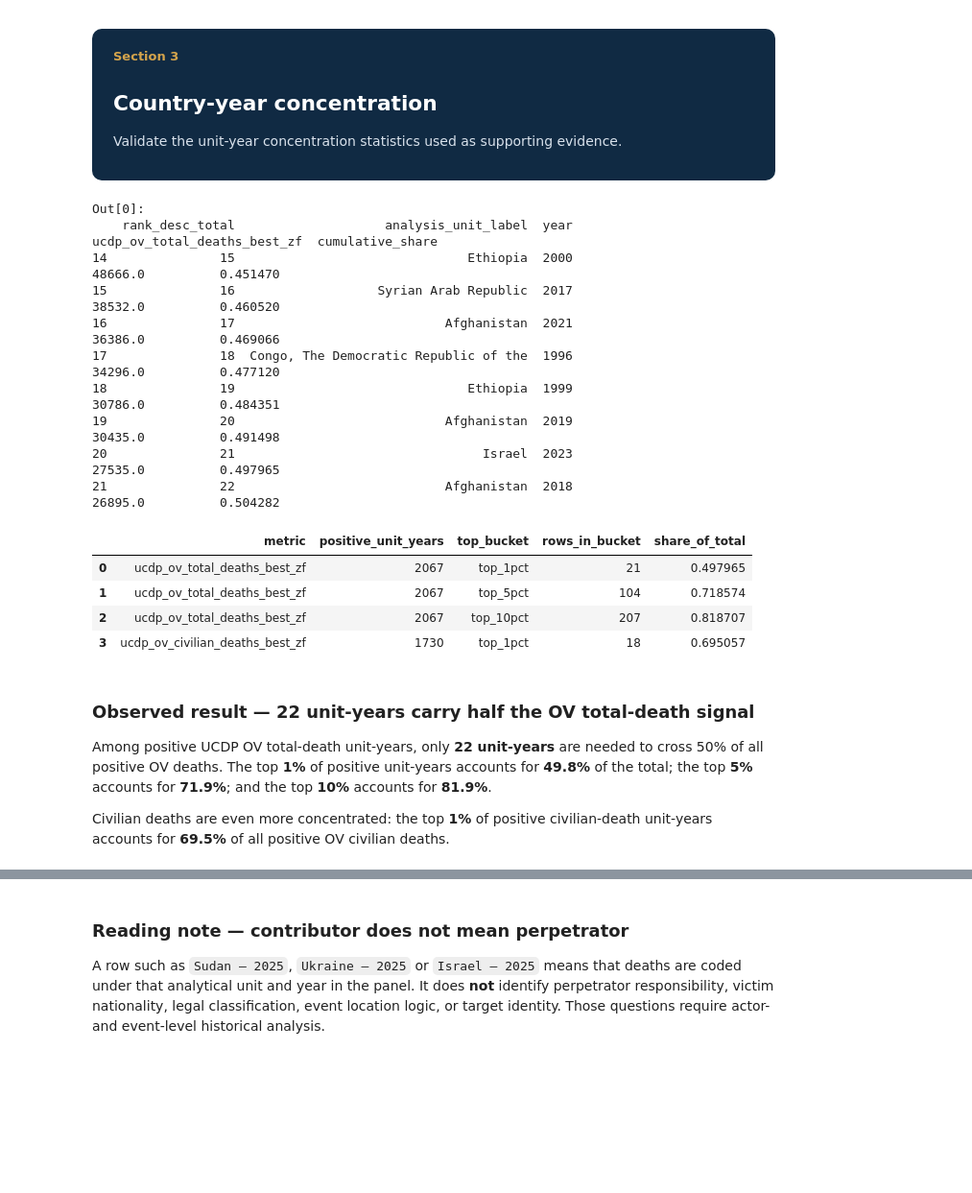
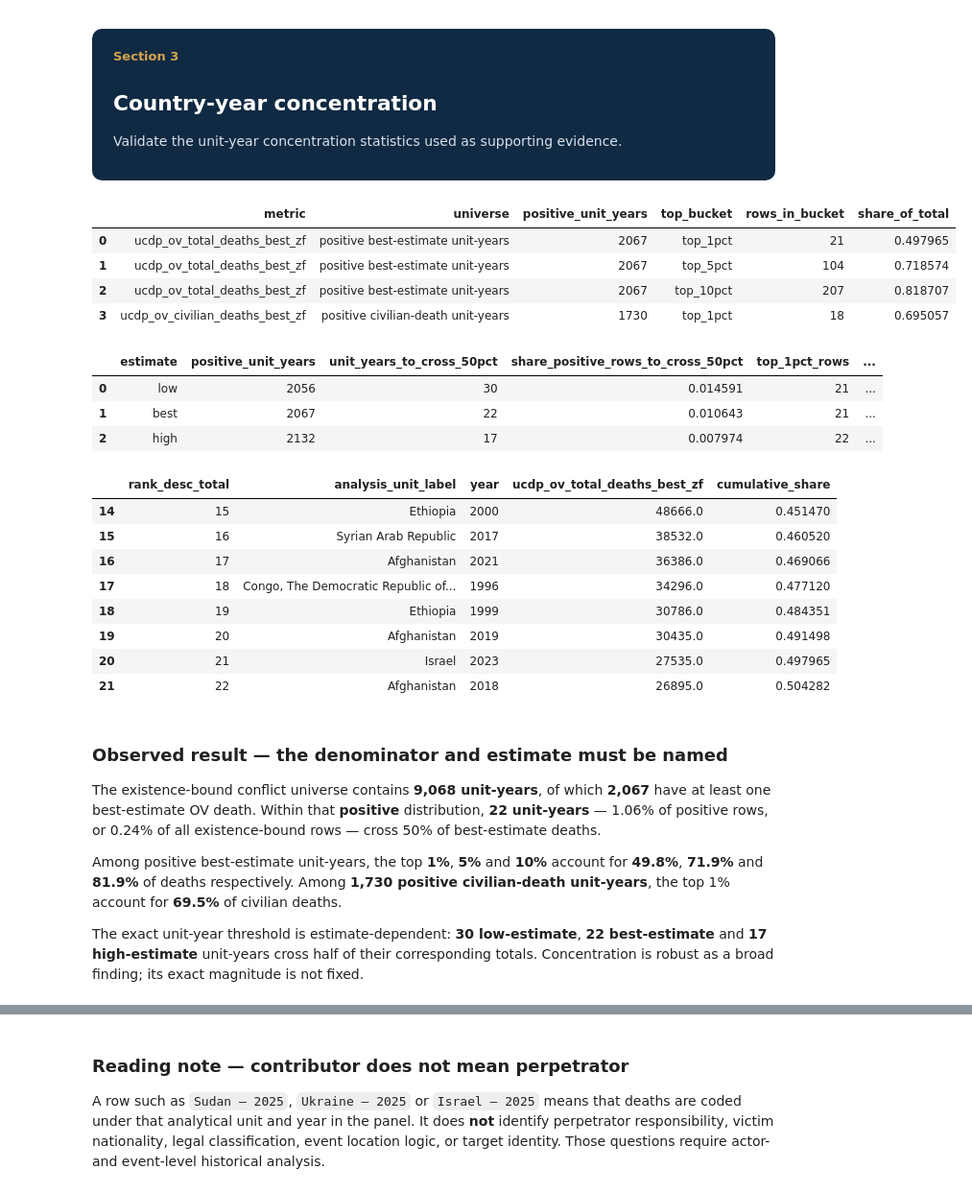
Before and after one commit to llafon-analytics/conflictlens, a Jupyter notebook: notebooks/articles/01_seven_years_out_of_thirty_seven.ipynb, the cells around one changed output, grey strips where cells are left out. Shown at 96% size. Saved outputs shown, nothing was run; the diff lists cells and outputs as text; code cells hidden in the pictures; blank space fills up the shorter version.

```diff
--- a/notebooks/articles/01_seven_years_out_of_thirty_seven.ipynb
+++ b/notebooks/articles/01_seven_years_out_of_thirty_seven.ipynb
@@ -427,57 +616,87 @@ for pct in [0.01, 0.05, 0.10]:
     n = int(math.ceil(len(positive_unit_years) * pct))
     concentration_rows.append({
         "metric": "ucdp_ov_total_deaths_best_zf",
+        "universe": "positive best-estimate unit-years",
         "positive_unit_years": len(positive_unit_years),
         "top_bucket": f"top_{int(pct * 100)}pct",
         "rows_in_bucket": n,
         "share_of_total": positive_unit_years.head(n)["ucdp_ov_total_deaths_best_zf"].sum() / positive_unit_years["ucdp_ov_total_deaths_best_zf"].sum(),
     })
 
 positive_civilian_unit_years = (
     analysis_conflict[analysis_conflict["ucdp_ov_civilian_deaths_best_zf"].fillna(0) > 0]
     .sort_values("ucdp_ov_civilian_deaths_best_zf", ascending=False)
     .reset_index(drop=True)
     .copy()
 )
 civ_top_1pct_n = int(math.ceil(len(positive_civilian_unit_years) * 0.01))
 concentration_rows.append({
     "metric": "ucdp_ov_civilian_deaths_best_zf",
+    "universe": "positive civilian-death unit-years",
     "positive_unit_years": len(positive_civilian_unit_years),
     "top_bucket": "top_1pct",
     "rows_in_bucket": civ_top_1pct_n,
     "share_of_total": positive_civilian_unit_years.head(civ_top_1pct_n)["ucdp_ov_civilian_deaths_best_zf"].sum() / positive_civilian_unit_years["ucdp_ov_civilian_deaths_best_zf"].sum(),
 })
 
+def unit_year_estimate_profile(column, label):
+    ranked = uncertainty_panel.loc[uncertainty_panel[column] > 0, column].sort_values(ascending=False).reset_index(drop=True)
+    cumulative_share = ranked.cumsum() / ranked.sum()
+    rows_to_50 = int(np.searchsorted(cumulative_share.to_numpy(), 0.50, side="left") + 1)
+    top_1pct_rows = int(math.ceil(len(ranked) * 0.01))
+    return {
+        "estimate": label,
+        "positive_unit_years": len(ranked),
+        "unit_years_to_cross_50pct": rows_to_50,
+        "share_positive_rows_to_cross_50pct": rows_to_50 / len(ranked),
+        "top_1pct_rows": top_1pct_rows,
+        "top_1pct_share": float(ranked.head(top_1pct_rows).sum() / ranked.sum()),
+    }
+
+unit_year_estimate_sensitivity = pd.DataFrame([
+    unit_year_estimate_profile("ucdp_ged_low_deaths", "low"),
+    unit_year_estimate_profile("ucdp_ged_best_deaths", "best"),
+    unit_year_estimate_profile("ucdp_ged_high_deaths", "high"),
+])
+
 concentration_by_percentile = pd.DataFrame(concentration_rows)
 save_table(concentration_by_percentile, "unit_year_concentration_by_percentile.csv")
+save_table(unit_year_estimate_sensitivity, "unit_year_concentration_by_estimate.csv")
 save_table(unit_years_50[[
-    "rank_desc_total", "analysis_unit_id", "analysis_unit_label", "year", "ucdp_ov_total_deaths_best_zf", "ucdp_ov_civilian_deaths_best_zf", "cumulative_share"
-]], "top_unit_years_needed_to_reach_50pct.csv")
+    "rank_desc_total", "analysis_unit_id", "analysis_unit_label", "year",
+    "ucdp_ov_total_deaths_best_zf", "ucdp_ov_civilian_deaths_best_zf", "cumulative_share"
+]], "top_positive_unit_years_needed_to_reach_50pct_best_estimate.csv")
 
 display(concentration_by_percentile)
+display(unit_year_estimate_sensitivity)
 unit_years_50[["rank_desc_total", "analysis_unit_label", "year", "ucdp_ov_total_deaths_best_zf", "cumulative_share"]].tail(8)
 # %% [output]
-Out[0]:
-    rank_desc_total                    analysis_unit_label  year  ucdp_ov_total_deaths_best_zf  cumulative_share
-14               15                               Ethiopia  2000                       48666.0          0.451470
-15               16                   Syrian Arab Republic  2017                       38532.0          0.460520
-16               17                            Afghanistan  2021                       36386.0          0.469066
-17               18  Congo, The Democratic Republic of the  1996                       34296.0          0.477120
-18               19                               Ethiopia  1999                       30786.0          0.484351
-19               20                            Afghanistan  2019                       30435.0          0.491498
-20               21                                 Israel  2023                       27535.0          0.497965
-21               22                            Afghanistan  2018                       26895.0          0.504282
-|  | metric | positive_unit_years | top_bucket | rows_in_bucket | share_of_total |
-| 0 | ucdp_ov_total_deaths_best_zf | 2067 | top_1pct | 21 | 0.497965 |
-| 1 | ucdp_ov_total_deaths_best_zf | 2067 | top_5pct | 104 | 0.718574 |
-| 2 | ucdp_ov_total_deaths_best_zf | 2067 | top_10pct | 207 | 0.818707 |
-| 3 | ucdp_ov_civilian_deaths_best_zf | 1730 | top_1pct | 18 | 0.695057 |
+|  | metric | universe | positive_unit_years | top_bucket | rows_in_bucket | share_of_total |
+| 0 | ucdp_ov_total_deaths_best_zf | positive best-estimate unit-years | 2067 | top_1pct | 21 | 0.497965 |
+| 1 | ucdp_ov_total_deaths_best_zf | positive best-estimate unit-years | 2067 | top_5pct | 104 | 0.718574 |
+| 2 | ucdp_ov_total_deaths_best_zf | positive best-estimate unit-years | 2067 | top_10pct | 207 | 0.818707 |
+| 3 | ucdp_ov_civilian_deaths_best_zf | positive civilian-death unit-years | 1730 | top_1pct | 18 | 0.695057 |
+|  | estimate | positive_unit_years | unit_years_to_cross_50pct | share_positive_rows_to_cross_50pct | top_1pct_rows | ... |
+| 0 | low | 2056 | 30 | 0.014591 | 21 | ... |
+| 1 | best | 2067 | 22 | 0.010643 | 21 | ... |
+| 2 | high | 2132 | 17 | 0.007974 | 22 | ... |
+|  | rank_desc_total | analysis_unit_label | year | ucdp_ov_total_deaths_best_zf | cumulative_share |
+| 14 | 15 | Ethiopia | 2000 | 48666.0 | 0.451470 |
+| 15 | 16 | Syrian Arab Republic | 2017 | 38532.0 | 0.460520 |
+| 16 | 17 | Afghanistan | 2021 | 36386.0 | 0.469066 |
+| 17 | 18 | Congo, The Democratic Republic of... | 1996 | 34296.0 | 0.477120 |
+| 18 | 19 | Ethiopia | 1999 | 30786.0 | 0.484351 |
+| 19 | 20 | Afghanistan | 2019 | 30435.0 | 0.491498 |
+| 20 | 21 | Israel | 2023 | 27535.0 | 0.497965 |
+| 21 | 22 | Afghanistan | 2018 | 26895.0 | 0.504282 |
 # %% [markdown]
-### Observed result — 22 unit-years carry half the OV total-death signal
+### Observed result — the denominator and estimate must be named
 
-Among positive UCDP OV total-death unit-years, only **22 unit-years** are needed to cross 50% of all positive OV deaths. The top **1%** of positive unit-years accounts for **49.8%** of the total; the top **5%** accounts for **71.9%**; and the top **10%** accounts for **81.9%**.
+The existence-bound conflict universe contains **9,068 unit-years**, of which **2,067** have at least one best-estimate OV death. Within that **positive** distribution, **22 unit-years** — 1.06% of positive rows, or 0.24% of all existence-bound rows — cross 50% of best-estimate deaths.
 
-Civilian deaths are even more concentrated: the top **1%** of positive civilian-death unit-years accounts for **69.5%** of all positive OV civilian deaths.
+Among positive best-estimate unit-years, the top **1%**, **5%** and **10%** account for **49.8%**, **71.9%** and **81.9%** of deaths respectively. Among **1,730 positive civilian-death unit-years**, the top 1% account for **69.5%** of civilian deaths.
+
+The exact unit-year threshold is estimate-dependent: **30 low-estimate**, **22 best-estimate** and **17 high-estimate** unit-years cross half of their corresponding totals. Concentration is robust as a broad finding; its exact magnitude is not fixed.
 # %% [markdown]
 <a id="peak-contributors"></a>
 
```
Also changed, not shown: parts of 23 cells of this notebook, 34 other files.
